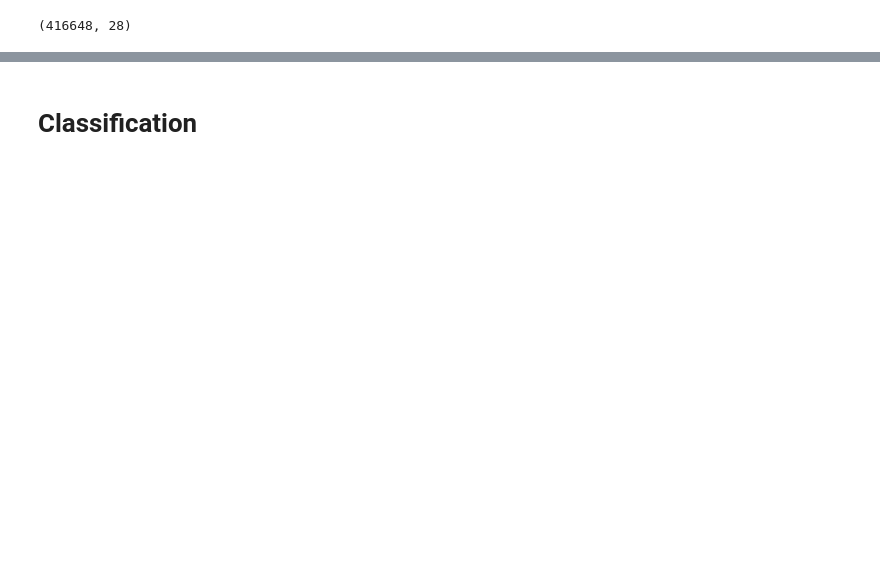
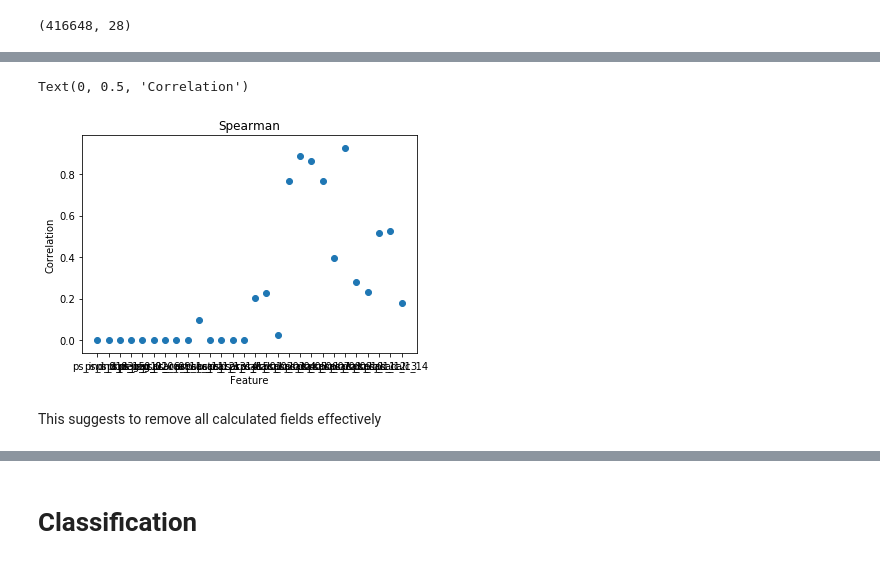
Before and after one commit to JKhandelwal/Insurance-Claims-Modelling---ID5059Practical, a Jupyter notebook: ID5059 Project .ipynb, the cells around one changed output, grey strips where cells are left out. Saved outputs shown, nothing was run; the diff lists cells and outputs as text; code cells hidden in the pictures; blank space fills up the shorter version.

```diff
--- a/ID5059 Project .ipynb
+++ b/ID5059 Project .ipynb
@@ -229,5 +185,5 @@ model = SelectFromModel(clf, prefit=True)
 # %%
-X_new = model.transform(X_Train)
-X_new.shape
+X_Train_Shaped = model.transform(X_Train)
+X_Train_Shaped.shape
 # %% [output]
 (416648, 28)
@@ -245,0 +202,6 @@ X_test_new = model.transform(X_Test)
+# %%
+X_Train_Shaped = pd.DataFrame(X_Train_Shaped)
+X_Test_Shaped = pd.DataFrame(X_Test_Shaped)
+# %%
+X_Test_Shaped.columns = col_names
+X_Train_Shaped.columns = col_names
@@ -245,0 +212,14 @@ X_test_new = model.transform(X_Test)
+# %%
+spearman_corr = []
+for col in X_Train_Shaped.columns:
+    spearman_corr.append((col, st.spearmanr(X_Train_Shaped[col], Y_Train)[1]))
+# %%
+plt.scatter(X_Train_Shaped.columns, [x[1] for x in spearman_corr])
+plt.title("Spearman")
+plt.xlabel("Feature")
+plt.ylabel("Correlation")
+# %% [output]
+Text(0, 0.5, 'Correlation')
+[figure, added]
+# %% [markdown]
+This suggests to remove all calculated fields effectively
```
Also changed, not shown: parts of 177 cells of this notebook.
